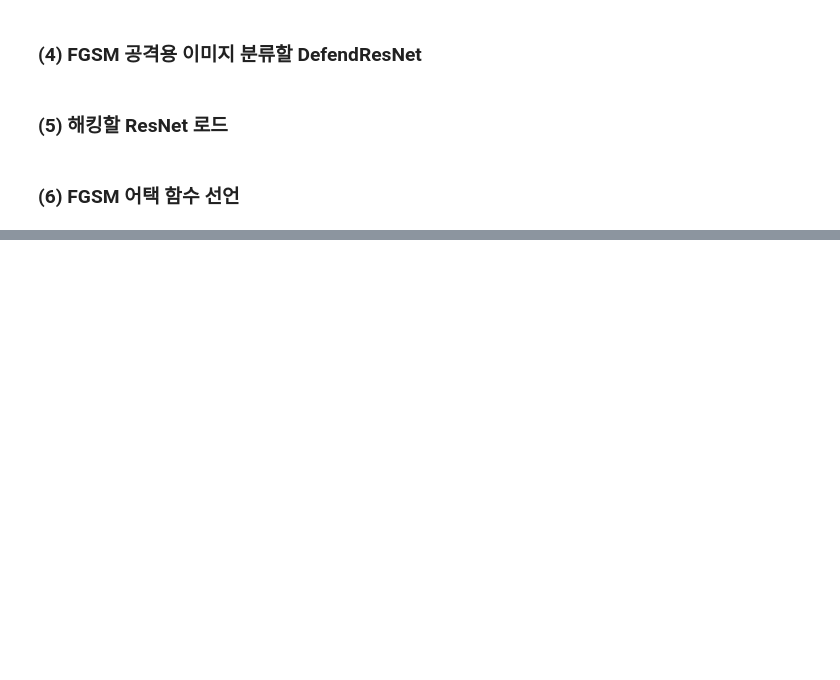
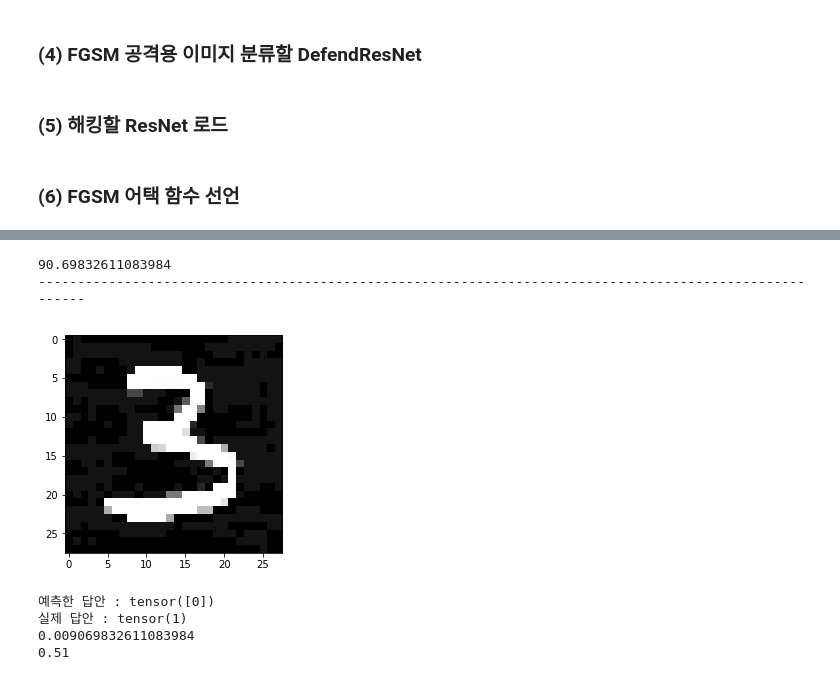
Before and after one commit to zhjlee11/2020ScienceResearchCompetition, a Jupyter notebook: DefendResNet.ipynb, the cells around one changed output, grey strips where cells are left out. Drawn from its saved outputs; the diff is of its cells as text; code cells hidden in the pictures; blank space fills up the shorter version.

```diff
--- a/DefendResNet.ipynb
+++ b/DefendResNet.ipynb
@@ -399,2 +356,14 @@ WARNING:matplotlib.image:Clipping input data to the valid range for imshow with
+# %%
+test_loss, test_accuracy = evaluate(model, test_loader, limit=1)
+print(test_loss)
+print(test_accuracy)
+# %% [output]
+90.69832611083984
+--------------------------------------------------------------------------------------------------------
+[figure, added]
+예측한 답안 : tensor([0])
+실제 답안 : tensor(1)
+0.009069832611083984
+0.51
 # %%
 torch.save(model, '.\\Defend ResNet\\DefendResNet.pt')
```
Also changed, not shown: parts of 11 cells of this notebook, 7 other files.
